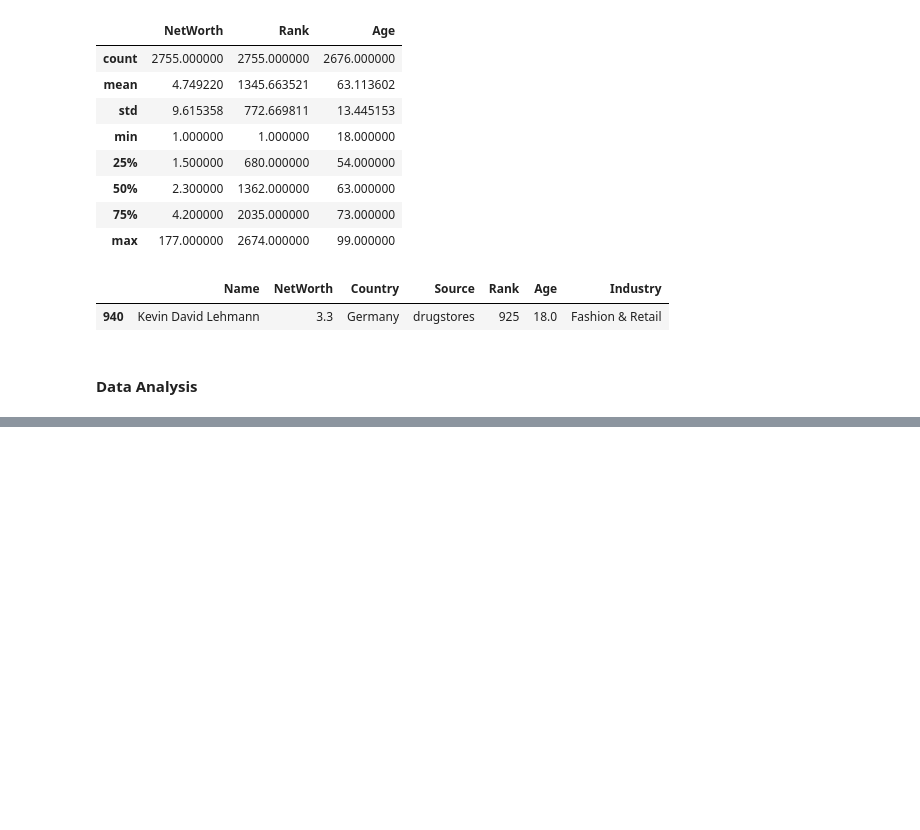
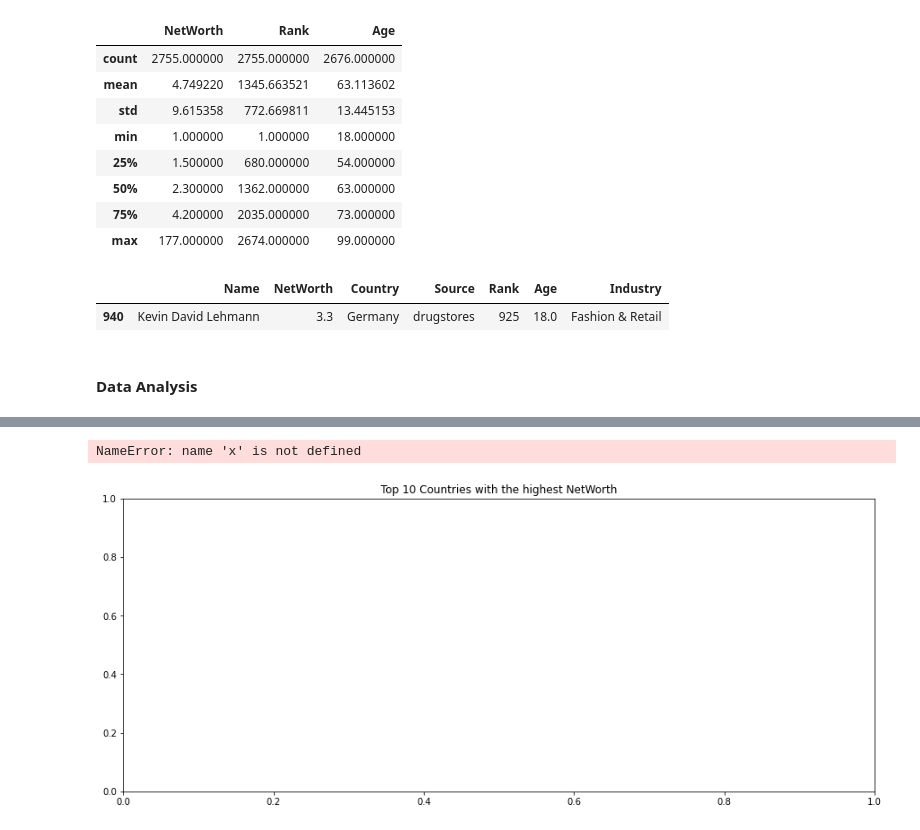
Before and after one commit to KilangoFaith/Billionaire-Analysis, a Jupyter notebook: Billionaires Analysis.ipynb, the cells around one changed output, grey strips where cells are left out. Saved outputs shown, nothing was run; the diff lists cells and outputs as text; code cells hidden in the pictures; blank space fills up the shorter version.

```diff
--- a/Billionaires Analysis.ipynb
+++ b/Billionaires Analysis.ipynb
@@ -192,0 +218,11 @@ Top_10_ind_hghst_Netwth
+# %%
+plt.figure(figsize=(15, 6))
+plt.title('Top 10 Countries with the highest NetWorth')
+sns.barplot(data=x, y='Country', x='NetWorth', palette='magma')
+plt.xlabel('Country')
+plt.xticks(rotation=45)
+plt.ylabel('Net Worth (in billions)')
+plt.show()
+# %% [output]
+NameError: name 'x' is not defined
+[figure, added]
```
Also changed, not shown: parts of 8 cells of this notebook.
